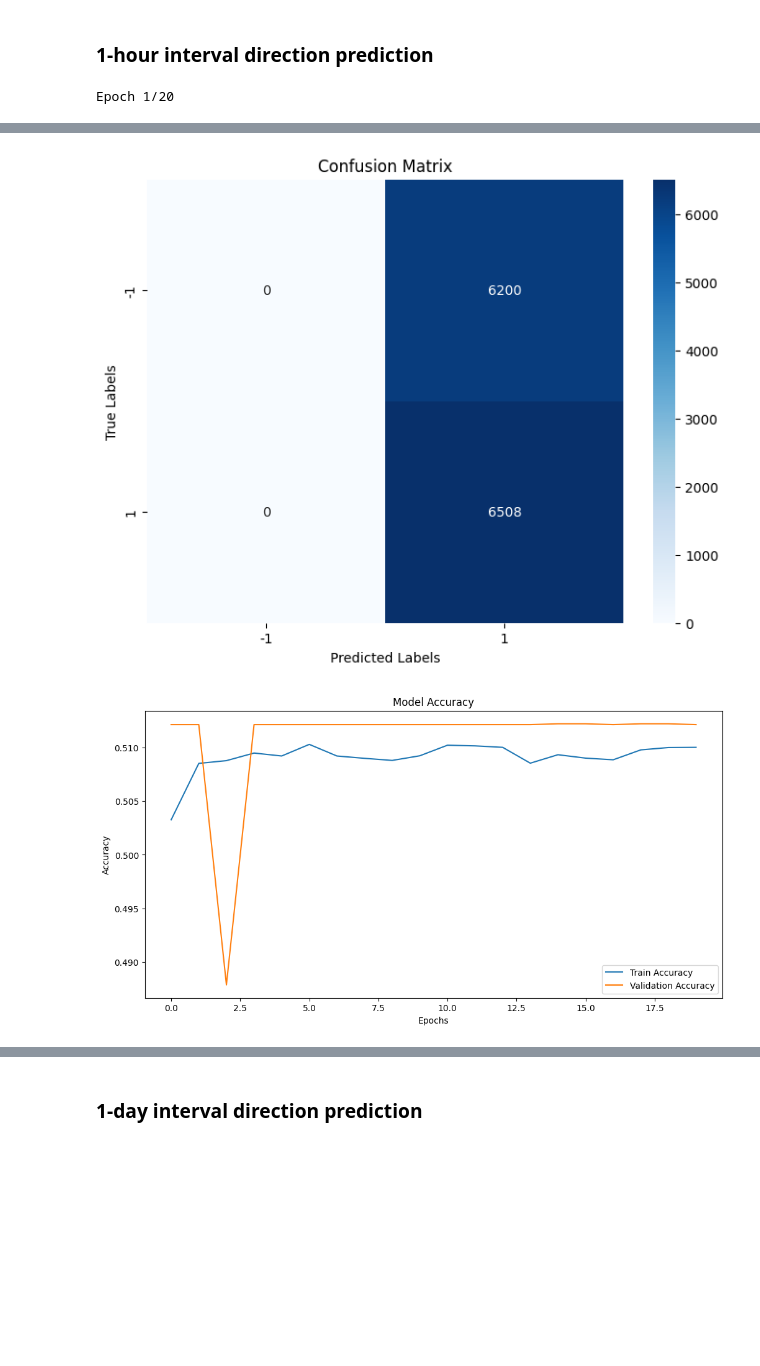
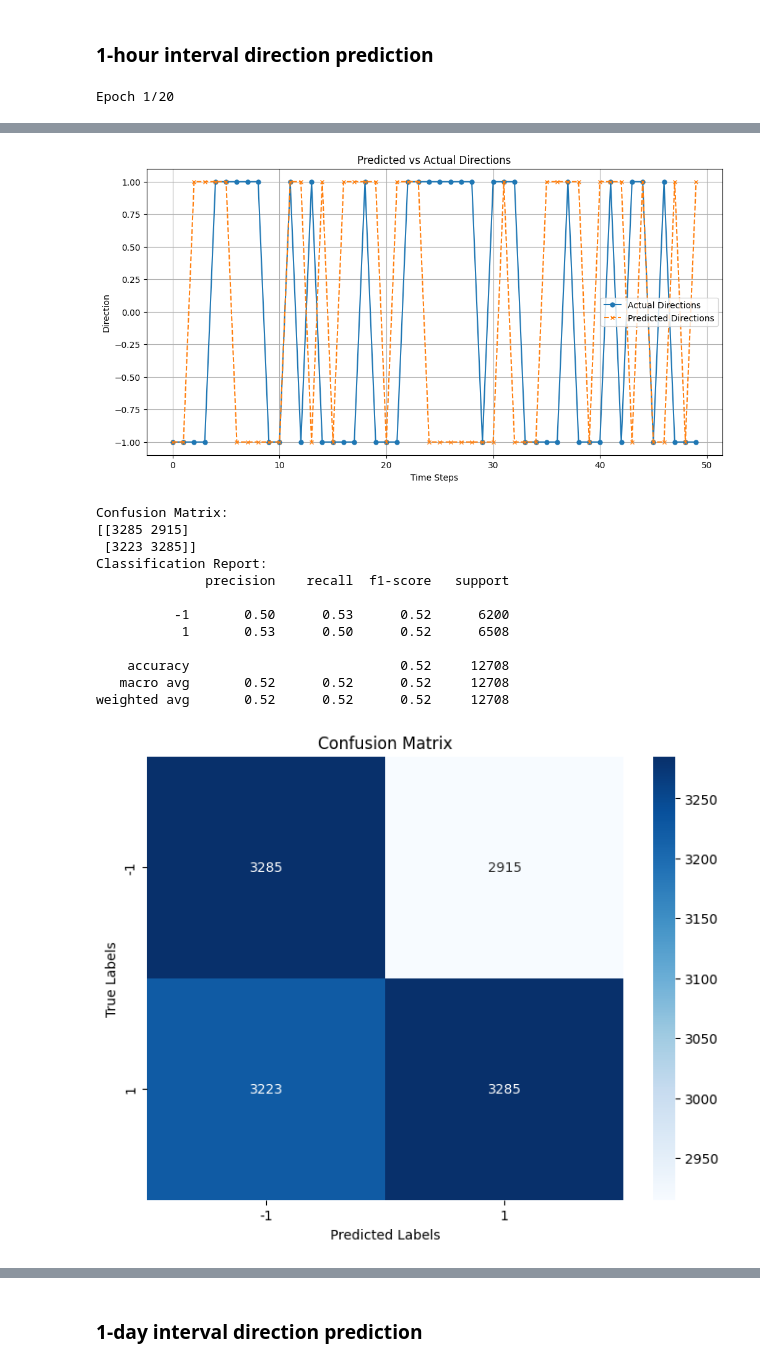
Before and after one commit to Jiazhou-Bi/BTC-Price-Prediction, a Jupyter notebook: scripts/06-model_data.ipynb, the cells around one changed output, grey strips where cells are left out. Saved outputs shown, nothing was run; the diff lists cells and outputs as text; code cells hidden in the pictures; blank space fills up the shorter version.

```diff
--- a/scripts/06-model_data.ipynb
+++ b/scripts/06-model_data.ipynb
@@ -60,8 +54,8 @@ df_1m.head(50)
 ### 1-minute interval direction prediction
 # %%
 # Define features and target
-features = ['open_diff', 'high_diff', 'low_diff', 'close_diff', 'volume', 'was_missing']
-target = 'direction'
+features = ['open_diff', 'high_diff', 'low_diff', 'close_diff', 'volume', 'was_missing', 'direction_t-1']
+target = 'direction_t+1'
 X = df_1m[features]
 y = df_1m[target]
 
@@ -126,8 +120,20 @@ y_pred_classes = np.argmax(y_pred_prob, axis=1)  # Convert probabilities to clas
 y_test_classes = np.argmax(y_test, axis=1)  # Convert one-hot to class indices
 
 # Map back to original labels (-1, 0, 1)
-y_pred_final = y_pred_classes.map({0: -1, 1: 0, 2: 1})
-y_test_final = y_test_classes.map({0: -1, 1: 0, 2: 1})
+map_back = {0: -1, 1: 0, 2: 1}
+y_pred_final = np.vectorize(map_back.get)(y_pred_classes)
+y_test_final = np.vectorize(map_back.get)(y_test_classes)
+
+# Visualize Predictions vs Actuals
+plt.figure(figsize=(12, 6))
+plt.plot(range(50), y_test_final[:50], label='Actual Directions', marker='o', linestyle='-', markersize=5)
+plt.plot(range(50), y_pred_final[:50], label='Predicted Directions', marker='x', linestyle='--', markersize=5)
+plt.title('Predicted vs Actual Directions')
+plt.xlabel('Time Steps')
+plt.ylabel('Direction')
+plt.legend()
+plt.grid(True)
+plt.show()
 
 # Confusion matrix
 cm = confusion_matrix(y_test_classes, y_pred_classes)
@@ -179,8 +196,8 @@ KeyboardInterrupt:
 ### 1-hour interval direction prediction
 # %%
 # Define features and target
-features = ['open_diff', 'high_diff', 'low_diff', 'close_diff', 'volume', 'was_missing']
-target = 'direction'
+features = ['open_diff', 'high_diff', 'low_diff', 'close_diff', 'volume', 'was_missing', 'direction_t-1']
+target = 'direction_t+1'
 X = df_1h[features]
 y = df_1h[target]
 
@@ -236,6 +253,18 @@ print(f"Test Accuracy: {accuracy}")
 y_pred = model.predict(X_test)
 y_pred_classes = (y_pred > 0.5).astype(int)  # Binary predictions (0 or 1)
 y_pred_final = (y_pred_classes * 2) - 1  # Map 0 back to -1, keep 1 as 1
+y_test_final = (y_test * 2) - 1
+
+# Visualize Predictions vs Actuals
+plt.figure(figsize=(12, 6))
+plt.plot(range(50), y_test_final[:50], label='Actual Directions', marker='o', linestyle='-', markersize=5)
+plt.plot(range(50), y_pred_final[:50], label='Predicted Directions', marker='x', linestyle='--', markersize=5)
+plt.title('Predicted vs Actual Directions')
+plt.xlabel('Time Steps')
+plt.ylabel('Direction')
+plt.legend()
+plt.grid(True)
+plt.show()
 
 # Confusion matrix
 cm = confusion_matrix(y_test * 2 - 1, y_pred_final)  # Map y_test back to -1 and 1
@@ -297,2 +326,14 @@ weighted avg       0.26      0.51      0.35     12708
-[figure, old version]
+[figure, new version]
+Confusion Matrix:
+[[3285 2915]
+ [3223 3285]]
+Classification Report:
+              precision    recall  f1-score   support
+
+          -1       0.50      0.53      0.52      6200
+           1       0.53      0.50      0.52      6508
+
+    accuracy                           0.52     12708
+   macro avg       0.52      0.52      0.52     12708
+weighted avg       0.52      0.52      0.52     12708
-[figure, old version]
+[figure, new version]
```
Also changed, not shown: parts of 17 cells of this notebook, 12 other files.
